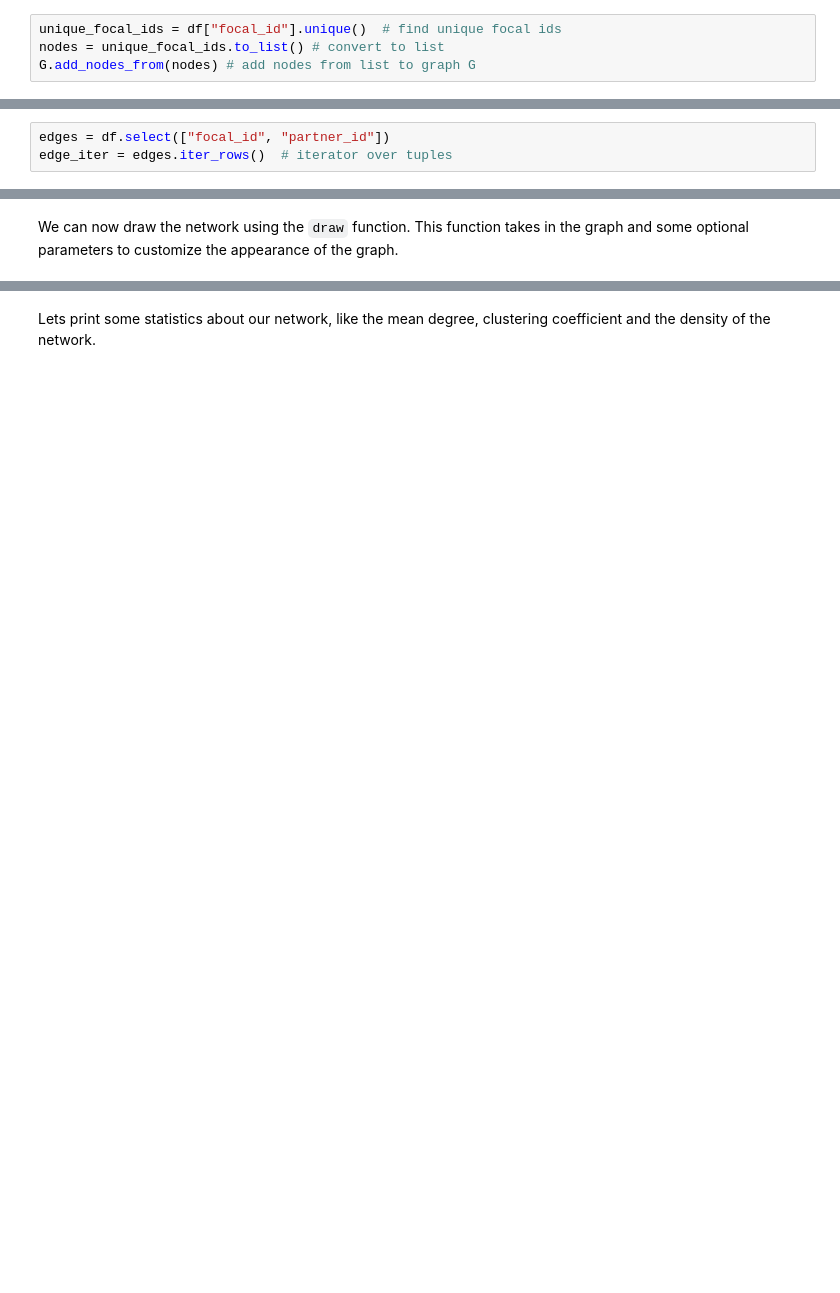
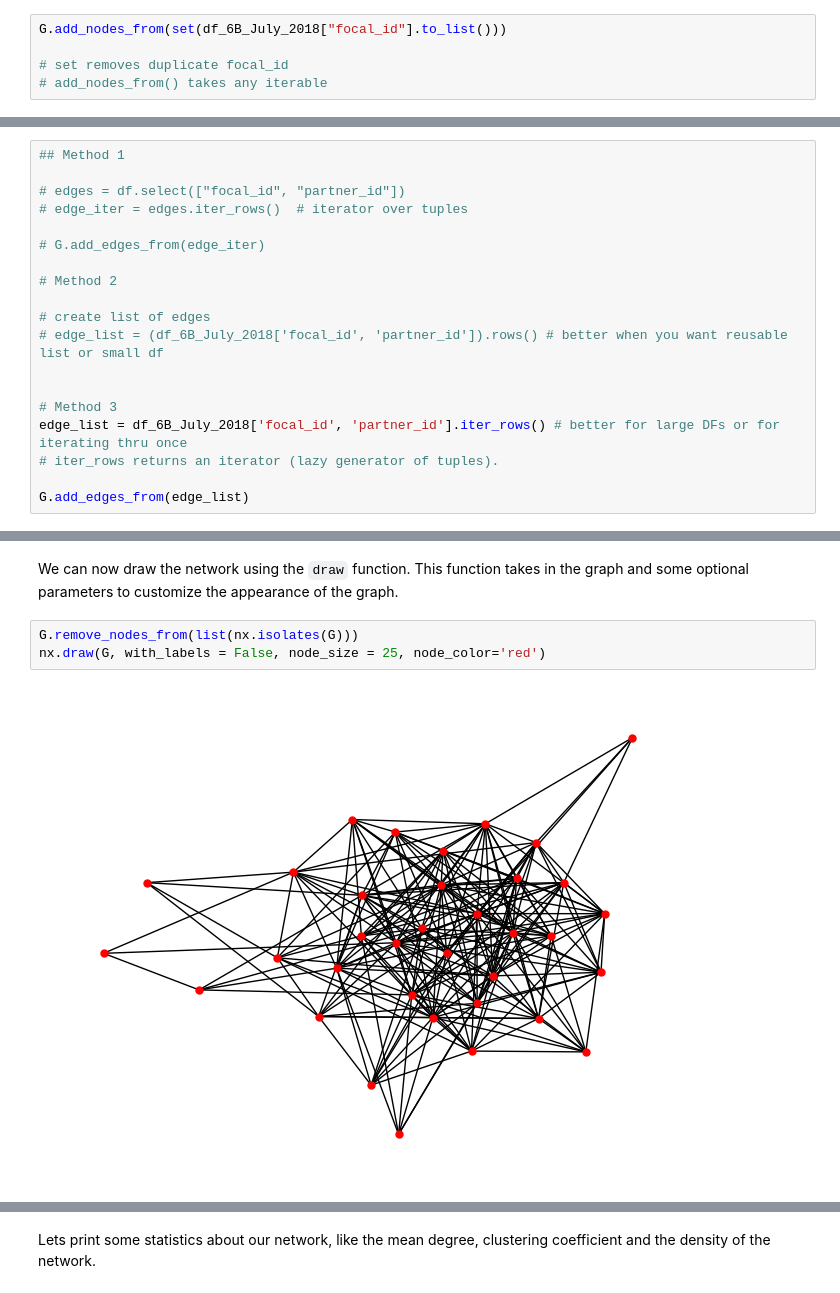
Before and after one commit to pmehta17/bio4559, a Jupyter notebook: lab2/lab2.ipynb, the cells around one changed output, grey strips where cells are left out. Saved outputs shown, nothing was run; the diff lists cells and outputs as text; blank space fills up the shorter version.

```diff
--- a/lab2/lab2.ipynb
+++ b/lab2/lab2.ipynb
@@ -177,7 +215,8 @@ G
 # %% [markdown]
 Now we will add nodes to our graph. We will add all the unique `focal_id` values as nodes in our graph. We can do this using the `add_nodes_from` function to add all the nodes at once.
 # %%
-unique_focal_ids = df["focal_id"].unique()  # find unique focal ids
-nodes = unique_focal_ids.to_list() # convert to list
-G.add_nodes_from(nodes) # add nodes from list to graph G
+G.add_nodes_from(set(df_6B_July_2018["focal_id"].to_list()))
+
+# set removes duplicate focal_id
+# add_nodes_from() takes any iterable
 # %%
@@ -189,5 +231,21 @@ Now we will add edges to our graph. We will add an edge between two nodes if the
 
 A faster function to use would be the `iter_rows` function, which returns an iterator over the rows of the dataframe. This is more memory efficient than converting the entire dataframe to a list of tuples.
 # %%
-edges = df.select(["focal_id", "partner_id"])
-edge_iter = edges.iter_rows()  # iterator over tuples
+## Method 1
+
+# edges = df.select(["focal_id", "partner_id"])
+# edge_iter = edges.iter_rows()  # iterator over tuples
+
+# G.add_edges_from(edge_iter)
+
+# Method 2
+
+# create list of edges
+# edge_list = (df_6B_July_2018['focal_id', 'partner_id']).rows() # better when you want reusable list or small df
+
+
+# Method 3
+edge_list = df_6B_July_2018['focal_id', 'partner_id'].iter_rows() # better for large DFs or for iterating thru once
+# iter_rows returns an iterator (lazy generator of tuples).
+
+G.add_edges_from(edge_list)
@@ -194,2 +256,7 @@ edge_iter = edges.iter_rows()  # iterator over tuples
 # %% [markdown]
 We can now draw the network using the `draw` function. This function takes in the graph and some optional parameters to customize the appearance of the graph.
+# %%
+G.remove_nodes_from(list(nx.isolates(G)))
+nx.draw(G, with_labels = False, node_size = 25, node_color='red')
+# %% [output]
+[figure, added]
```
Also changed, not shown: parts of 28 cells of this notebook.
